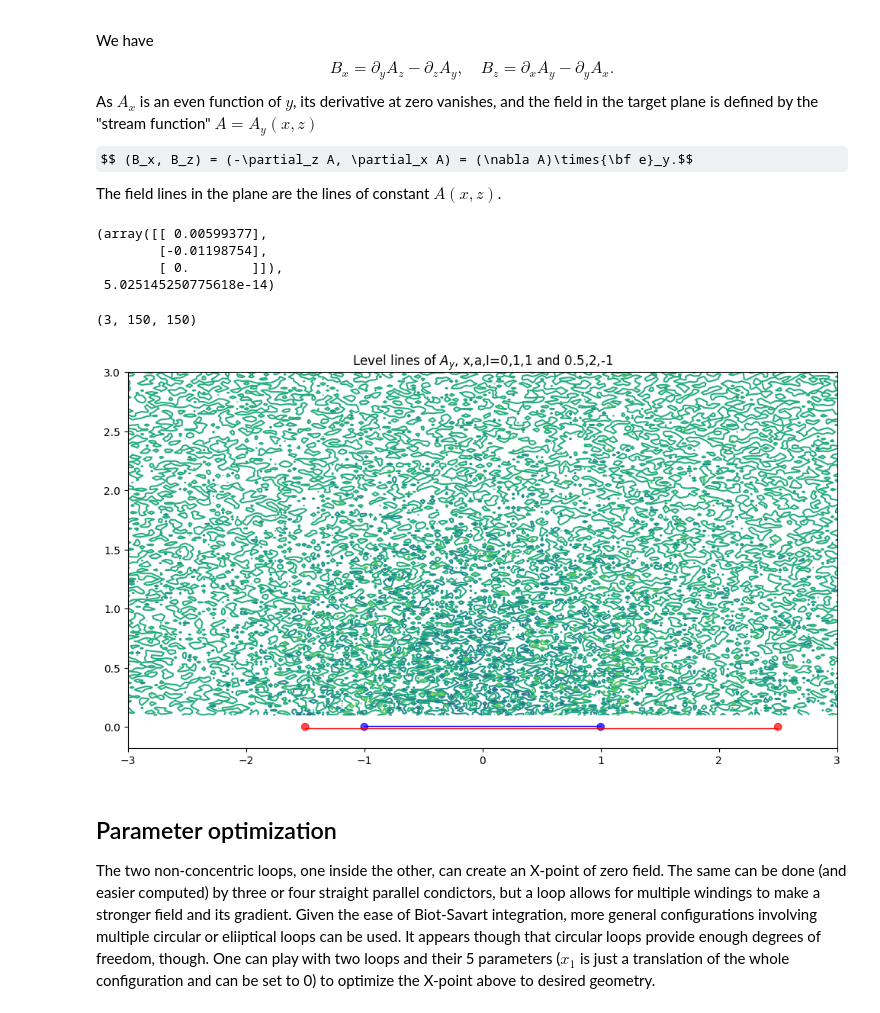
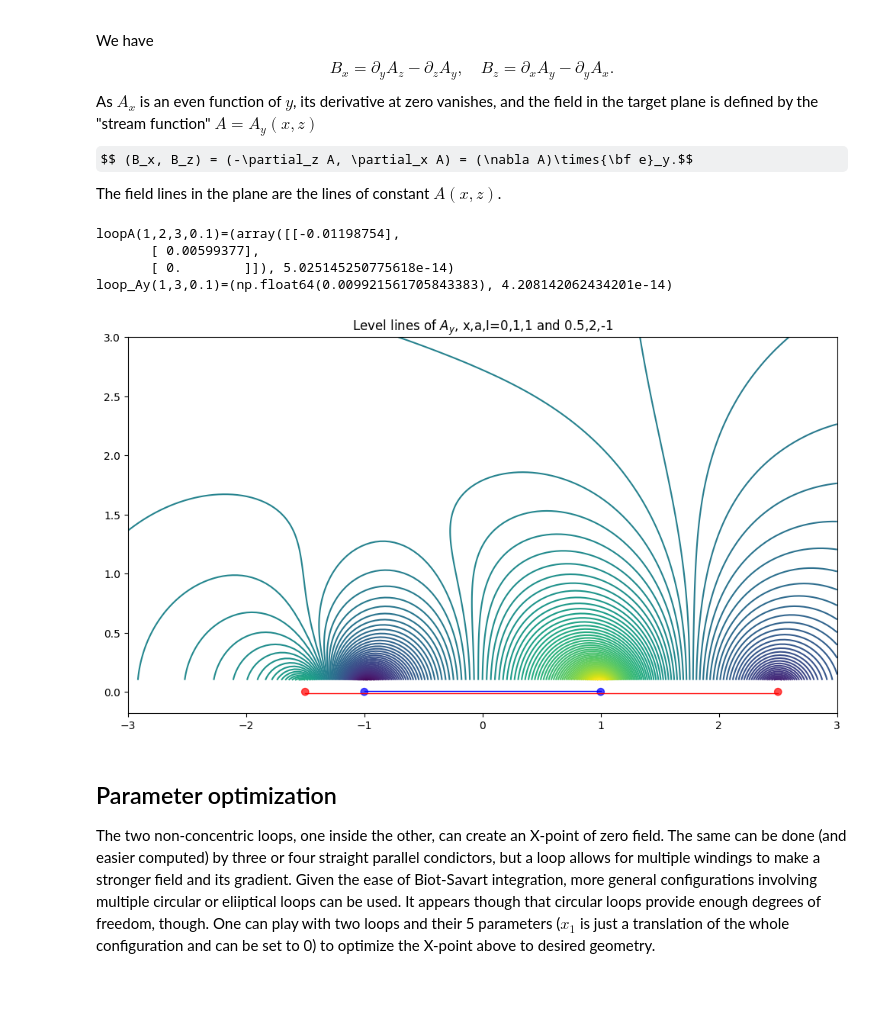
Before and after one commit to michael-isichenko/misc, a Jupyter notebook: loops.ipynb, the cells around one changed output. Cells and saved outputs as stored; diff of their text form; code cells hidden in the pictures; some formulas as TeX source.

```diff
--- a/loops.ipynb
+++ b/loops.ipynb
@@ -123,41 +123,51 @@ import numpy as np
 def dA(x, y, z, a, t):
     cos = np.cos(t)
     sin = np.sin(t)
-    num = np.array([cos, -sin, 0])
+    num = np.array([-sin, cos, 0])
     den = np.sqrt((x-a*cos)**2 + (y-a*sin)**2 + z**2)
     #print(f'num: {num}', flush=True)
     #print(f'den: {den}', flush=True)
-    return np.outer(num, 1.0/den)
+    return np.outer(num, 1.0/den) # looks fucked up
+
+def dAy(x, z, a, t):
+    cos = np.cos(t)
+    sin = np.sin(t)
+    return cos/np.sqrt((x-a*cos)**2 + (a*sin)**2 + z**2)
 
 def loop_A(x, y, z, a):
     return integrate.quad_vec(lambda t: dA(x, y, z, a, t), 0, 2*np.pi)
 
-loop_A(1, 2, 3, 0.1) # returns tuple (result, error)
+def loop_Ay(x, z, a):
+    return integrate.quad_vec(lambda t: dAy(x, z, a, t), 0, 2*np.pi)
+
+print(f'loopA(1,2,3,0.1)={loop_A(1, 2, 3, 0.1)}') # returns tuple (result, error)
+print(f'loop_Ay(1,3,0.1)={loop_Ay(1, 3, 0.1)}')
 # %% [output]
-(array([[ 0.00599377],
-        [-0.01198754],
-        [ 0.        ]]),
- 5.025145250775618e-14)
+loopA(1,2,3,0.1)=(array([[-0.01198754],
+       [ 0.00599377],
+       [ 0.        ]]), 5.025145250775618e-14)
+loop_Ay(1,3,0.1)=(np.float64(0.009921561705843383), 4.208142062434201e-14)
 # %%
 from matplotlib.patches import Circle
 import matplotlib.lines as lines
 
-A = I1*loop_A(xx_grid - x1, 0, zz_grid, a1)[0] + \
-    I2*loop_A(xx_grid - x2, 0, zz_grid, a2)[0]
-A = A.reshape(3, len(xx), len(zz))
-print(A.shape, flush=True)
+#A = I1*loop_A(xx_grid - x1, 0, zz_grid, a1)[0] + \
+#    I2*loop_A(xx_grid - x2, 0, zz_grid, a2)[0]
+#A = A.reshape(3, len(xx), len(zz))
+#print(A.shape, flush=True)
+Ay = I1*loop_Ay(xx_grid - x1, zz_grid, a1)[0] + \
+     I2*loop_Ay(xx_grid - x2, zz_grid, a2)[0]
 if 1:
     fig = plt.figure(figsize=(12,8))
     ax  = fig.add_subplot(1, 1, 1)
     mark_loop(ax, x1, a1, 'blue')
     mark_loop(ax, x2, a2, 'red')
-    ax.contour(xx_grid, zz_grid, A[1], cmap=plt.cm.viridis)
+    ax.contour(xx_grid, zz_grid, Ay, 100)
     ax.set_aspect('equal')
     ax.set_title(f'Level lines of $A_y$, x,a,I={x1},{a1},{I1} and {x2},{a2},{I2}')
-    plt.show() # fucked up
+    plt.show()
 # %% [output]
-(3, 150, 150)
-[figure, old version]
+[figure, new version]
 # %% [markdown]
 ## Parameter optimization
 
```
Also changed, not shown: parts of 1 cell of this notebook.
